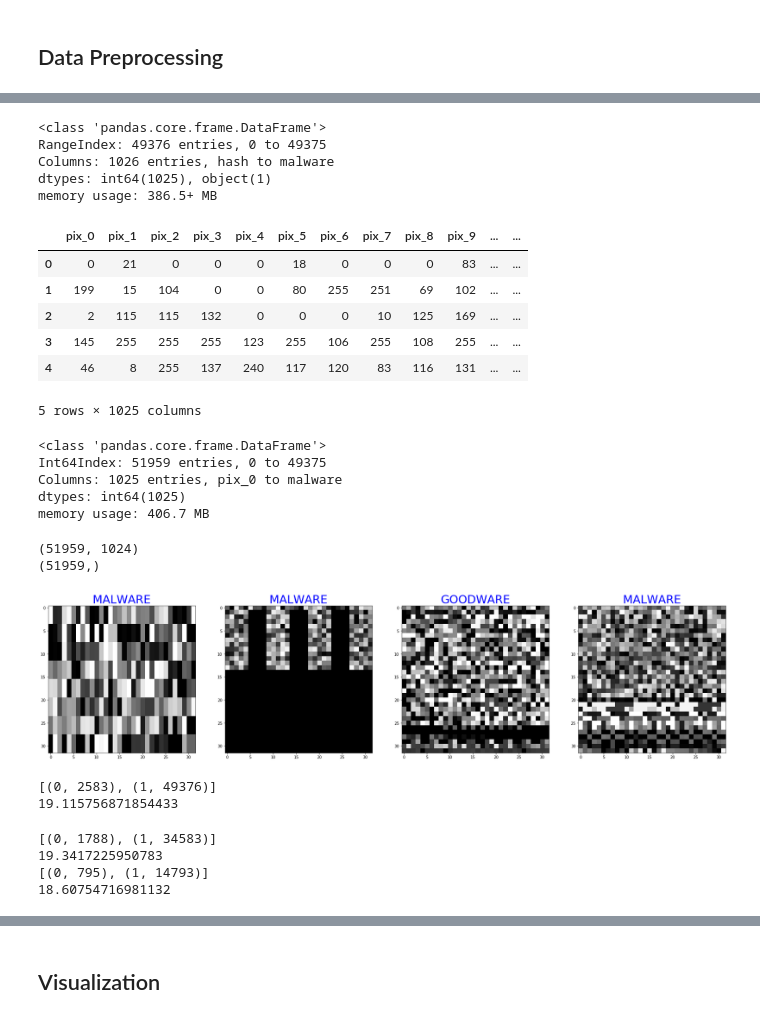
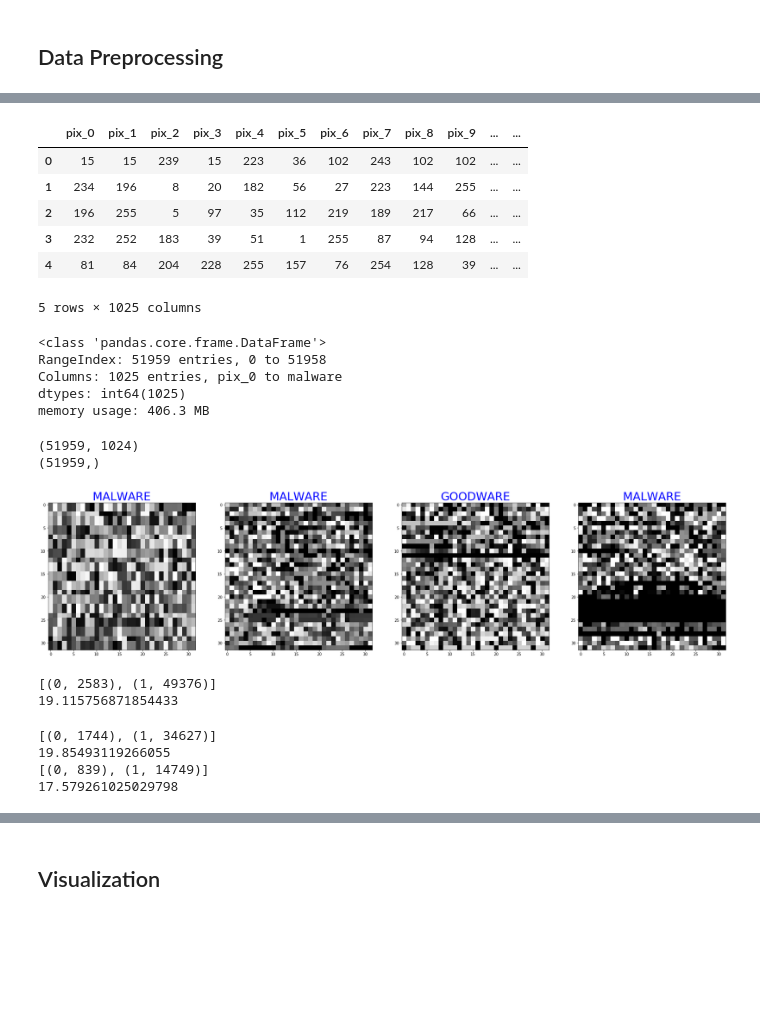
Before and after one commit to ang3loliveira/defcon27_ai_village, a Jupyter notebook: defcon27_ai_village_static_cnn.ipynb, the cells around one changed output, grey strips where cells are left out. Cells and saved outputs as stored; diff of their text form; code cells hidden in the pictures; blank space fills up the shorter version.

```diff
--- a/defcon27_ai_village_static_cnn.ipynb
+++ b/defcon27_ai_village_static_cnn.ipynb
@@ -36,7 +36,7 @@ Using TensorFlow backend.
 ## Data Preprocessing
 # %%
 # Each goodware/malware was treated as an image: Scaled to 32x32x1 (grayscale)
-df_1 = pd.read_csv('static_image_per_goodware.csv')
-df_1.head()
+df = pd.read_csv('raw_pe_images.csv')
+df.head()
 # %% [output]
 |  | hash | pix_0 | pix_1 | pix_2 | pix_3 | pix_4 | pix_5 | pix_6 | pix_7 | pix_8 | ... | ... |
@@ -68,33 +57,22 @@ df_2.head()
-# %%
-df_2.info()
-# %% [output]
-<class 'pandas.core.frame.DataFrame'>
-RangeIndex: 49376 entries, 0 to 49375
-Columns: 1026 entries, hash to malware
-dtypes: int64(1025), object(1)
-memory usage: 386.5+ MB
 # %%
-df_1.drop(['hash'], axis = 1, inplace = True)
-df_2.drop(['hash'], axis = 1, inplace = True)
-df = pd.concat([df_1, df_2])
-del df_1, df_2
+df.drop(['hash'], axis = 1, inplace = True)
 df.head()
 # %% [output]
 |  | pix_0 | pix_1 | pix_2 | pix_3 | pix_4 | pix_5 | pix_6 | pix_7 | pix_8 | pix_9 | ... | ... |
-| 0 | 0 | 21 | 0 | 0 | 0 | 18 | 0 | 0 | 0 | 83 | ... | ... |
-| 1 | 199 | 15 | 104 | 0 | 0 | 80 | 255 | 251 | 69 | 102 | ... | ... |
-| 2 | 2 | 115 | 115 | 132 | 0 | 0 | 0 | 10 | 125 | 169 | ... | ... |
-| 3 | 145 | 255 | 255 | 255 | 123 | 255 | 106 | 255 | 108 | 255 | ... | ... |
-| 4 | 46 | 8 | 255 | 137 | 240 | 117 | 120 | 83 | 116 | 131 | ... | ... |
+| 0 | 15 | 15 | 239 | 15 | 223 | 36 | 102 | 243 | 102 | 102 | ... | ... |
+| 1 | 234 | 196 | 8 | 20 | 182 | 56 | 27 | 223 | 144 | 255 | ... | ... |
+| 2 | 196 | 255 | 5 | 97 | 35 | 112 | 219 | 189 | 217 | 66 | ... | ... |
+| 3 | 232 | 252 | 183 | 39 | 51 | 1 | 255 | 87 | 94 | 128 | ... | ... |
+| 4 | 81 | 84 | 204 | 228 | 255 | 157 | 76 | 254 | 128 | 39 | ... | ... |
 5 rows × 1025 columns
 # %%
 df.info()
 # %% [output]
 <class 'pandas.core.frame.DataFrame'>
-Int64Index: 51959 entries, 0 to 49375
+RangeIndex: 51959 entries, 0 to 51958
 Columns: 1025 entries, pix_0 to malware
 dtypes: int64(1025)
-memory usage: 406.7 MB
+memory usage: 406.3 MB
 # %%
 X = df.values[:, 0:1024].astype('float')
 y = df.values[:, 1024].astype('int')
@@ -125,7 +103,7 @@ for i in range(4):
         vmin = 0,
         vmax = 255)
 # %% [output]
-[figure, old version]
+[figure, new version]
 # %%
 def check_imbalance(dataset):
     count = sorted(Counter(dataset).items())
@@ -146,10 +124,10 @@ del y
 check_imbalance(y_train)
 check_imbalance(y_test)
 # %% [output]
-[(0, 1788), (1, 34583)]
-19.3417225950783
-[(0, 795), (1, 14793)]
-18.60754716981132
+[(0, 1744), (1, 34627)]
+19.85493119266055
+[(0, 839), (1, 14749)]
+17.579261025029798
 # %%
 scaler = MinMaxScaler()
 X_train_std = scaler.fit_transform(X_train)
```
Also changed, not shown: parts of 12 cells of this notebook, 1 other file.
